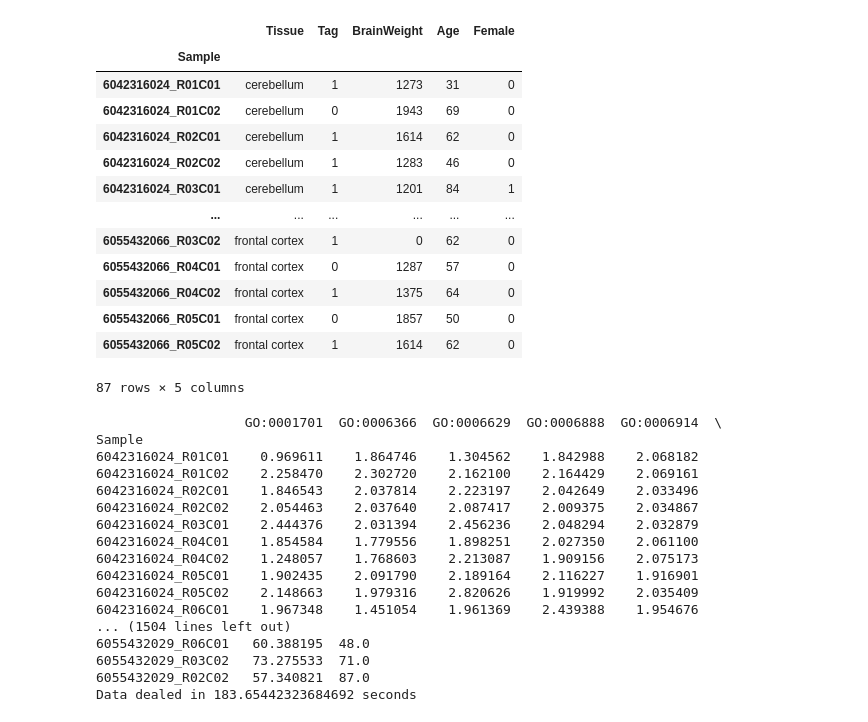
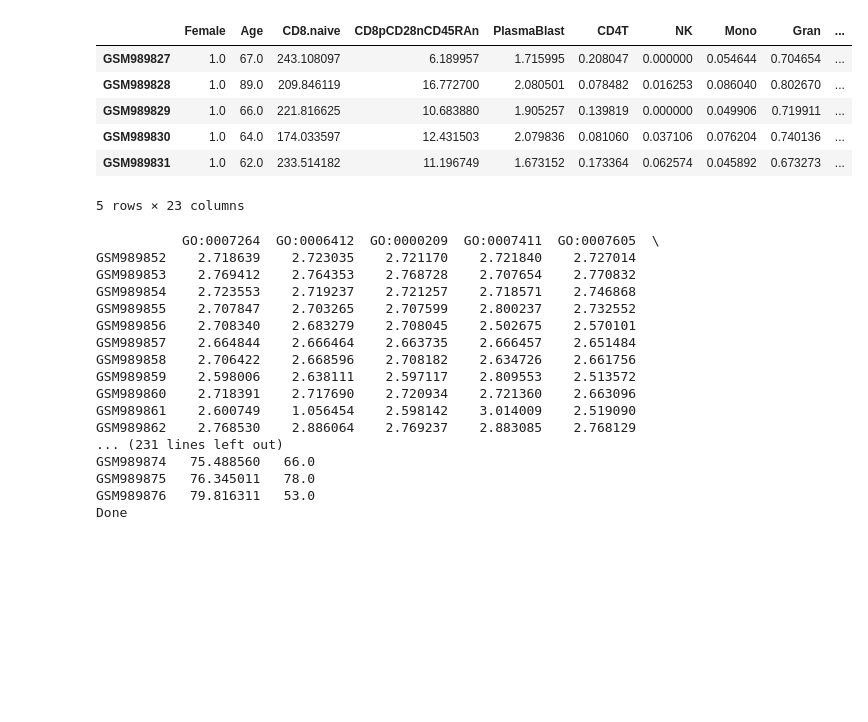
Before and after one commit to BioTransAI/pathwayAge, a Jupyter notebook: 1-PahtwayAge Model/QuickStart.ipynb, the cells around one changed output. Drawn from its saved outputs; the diff is of its cells as text; code cells hidden in the pictures; blank space fills up the shorter version.

```diff
--- a/1-PahtwayAge Model/QuickStart.ipynb
+++ b/1-PahtwayAge Model/QuickStart.ipynb
@@ -7,13 +7,12 @@ import time
 # methylData and resultName are positional arguments
 # methylData: pd.DataFrame,
 # resultName: str,
-resultName = "test"
-methylData = "./Demo Meta Data/methlyData.csv"
-covariateData =  "./Demo Meta Data/covariateData.csv"
-methylData = pd.read_csv(methylData, index_col="CpG")
-methylData = methylData.T
-covariateData = pd.read_csv(covariateData, index_col ="Sample")
+resultName = "Demo"
+
+methylDataAge = "../Demo Meta Data/methlyData.pickle"
+covariateData =  "../Demo Meta Data/covariateData.pickle"
+methylDataAge = pd.read_pickle(methylDataAge)
+covariateData = pd.read_pickle(covariateData)
 age = covariateData[["Age"]]
-methylDataAge = age.join(methylData.iloc[:50,:1000]).dropna()
-methylDataAge
+methylDataAge.head()
 # %% [output]
@@ -39,20 +26,13 @@ methylDataAge
 # %%
-covariateData
+covariateData.head()
 # %% [output]
-|  | Tissue | Tag | BrainWeight | Age | Female |
-| Sample |  |  |  |  |  |
-| 6042316024_R01C01 | cerebellum | 1 | 1273 | 31 | 0 |
-| 6042316024_R01C02 | cerebellum | 0 | 1943 | 69 | 0 |
-| 6042316024_R02C01 | cerebellum | 1 | 1614 | 62 | 0 |
-| 6042316024_R02C02 | cerebellum | 1 | 1283 | 46 | 0 |
-| 6042316024_R03C01 | cerebellum | 1 | 1201 | 84 | 1 |
-| ... | ... | ... | ... | ... | ... |
-| 6055432066_R03C02 | frontal cortex | 1 | 0 | 62 | 0 |
-| 6055432066_R04C01 | frontal cortex | 0 | 1287 | 57 | 0 |
-| 6055432066_R04C02 | frontal cortex | 1 | 1375 | 64 | 0 |
-| 6055432066_R05C01 | frontal cortex | 0 | 1857 | 50 | 0 |
-| 6055432066_R05C02 | frontal cortex | 1 | 1614 | 62 | 0 |
+|  | Female | Age | CD8.naive | CD8pCD28nCD45RAn | PlasmaBlast | CD4T | NK | Mono | Gran | ... |
+| GSM989827 | 1.0 | 67.0 | 243.108097 | 6.189957 | 1.715995 | 0.208047 | 0.000000 | 0.054644 | 0.704654 | ... |
+| GSM989828 | 1.0 | 89.0 | 209.846119 | 16.772700 | 2.080501 | 0.078482 | 0.016253 | 0.086040 | 0.802670 | ... |
+| GSM989829 | 1.0 | 66.0 | 221.816625 | 10.683880 | 1.905257 | 0.139819 | 0.000000 | 0.049906 | 0.719911 | ... |
+| GSM989830 | 1.0 | 64.0 | 174.033597 | 12.431503 | 2.079836 | 0.081060 | 0.037106 | 0.076204 | 0.740136 | ... |
+| GSM989831 | 1.0 | 62.0 | 233.514182 | 11.196749 | 1.673152 | 0.173364 | 0.062574 | 0.045892 | 0.673273 | ... |
-87 rows × 5 columns
+5 rows × 23 columns
 # %%
 # the rest are optional arguments
 # methylTestData: Optional[pd.DataFrame] = pd.DataFrame(),
@@ -94,10 +74,8 @@ cores = 10
 #     "epsilon": [0.001, 0.01, 0.1, 1]
 #         }
 # %%
-startread = time.time()
-
 pathwayAge(
-    methylData = methylDataAge,
+    methylData = methylTrainData,
     resultName = resultName,
     minPathSize = 10,
     nfold = nfold,
@@ -107,25 +85,23 @@ pathwayAge(
     methylTestData = methylTestData,
     predictionMode = predictionMode,
 )
-
-endDeal = time.time()
-print("Data dealed in {} seconds".format(endDeal - startread))
+print("Done")
 # %% [output]
-                   GO:0001701  GO:0006366  GO:0006629  GO:0006888  GO:0006914  \
-Sample
-6042316024_R01C01    0.969611    1.864746    1.304562    1.842988    2.068182
-6042316024_R01C02    2.258470    2.302720    2.162100    2.164429    2.069161
-6042316024_R02C01    1.846543    2.037814    2.223197    2.042649    2.033496
-6042316024_R02C02    2.054463    2.037640    2.087417    2.009375    2.034867
-6042316024_R03C01    2.444376    2.031394    2.456236    2.048294    2.032879
-6042316024_R04C01    1.854584    1.779556    1.898251    2.027350    2.061100
-6042316024_R04C02    1.248057    1.768603    2.213087    1.909156    2.075173
-6042316024_R05C01    1.902435    2.091790    2.189164    2.116227    1.916901
-6042316024_R05C02    2.148663    1.979316    2.820626    1.919992    2.035409
-6042316024_R06C01    1.967348    1.451054    1.961369    2.439388    1.954676
-... (1504 lines left out)
-6055432029_R06C01   60.388195  48.0
-6055432029_R03C02   73.275533  71.0
-6055432029_R02C02   57.340821  87.0
-Data dealed in 183.65442323684692 seconds
+           GO:0007264  GO:0006412  GO:0000209  GO:0007411  GO:0007605  \
+GSM989852    2.718639    2.723035    2.721170    2.721840    2.727014
+GSM989853    2.769412    2.764353    2.768728    2.707654    2.770832
+GSM989854    2.723553    2.719237    2.721257    2.718571    2.746868
+GSM989855    2.707847    2.703265    2.707599    2.800237    2.732552
+GSM989856    2.708340    2.683279    2.708045    2.502675    2.570101
+GSM989857    2.664844    2.666464    2.663735    2.666457    2.651484
+GSM989858    2.706422    2.668596    2.708182    2.634726    2.661756
+GSM989859    2.598006    2.638111    2.597117    2.809553    2.513572
+GSM989860    2.718391    2.717690    2.720934    2.721360    2.663096
+GSM989861    2.600749    1.056454    2.598142    3.014009    2.519090
+GSM989862    2.768530    2.886064    2.769237    2.883085    2.768129
+... (231 lines left out)
+GSM989874   75.488560   66.0
+GSM989875   76.345011   78.0
+GSM989876   79.816311   53.0
+Done
 # %%
```
Also changed, not shown: parts of 3 cells of this notebook, 17 other files.
